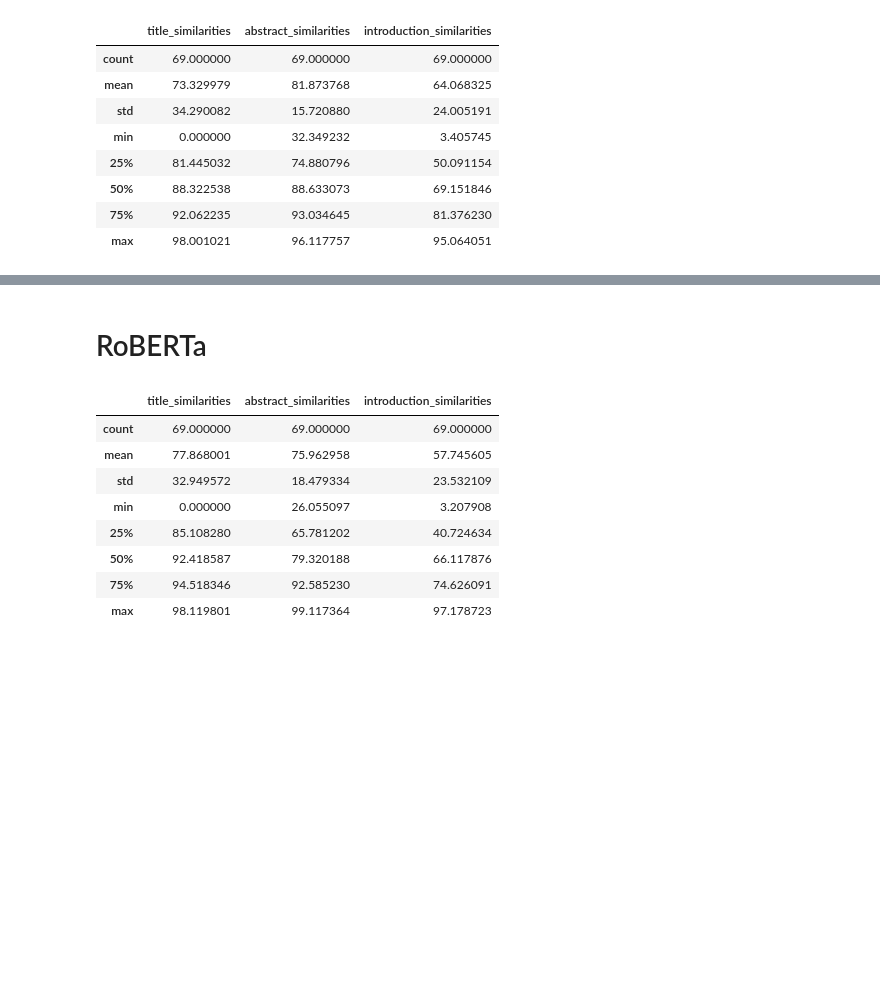
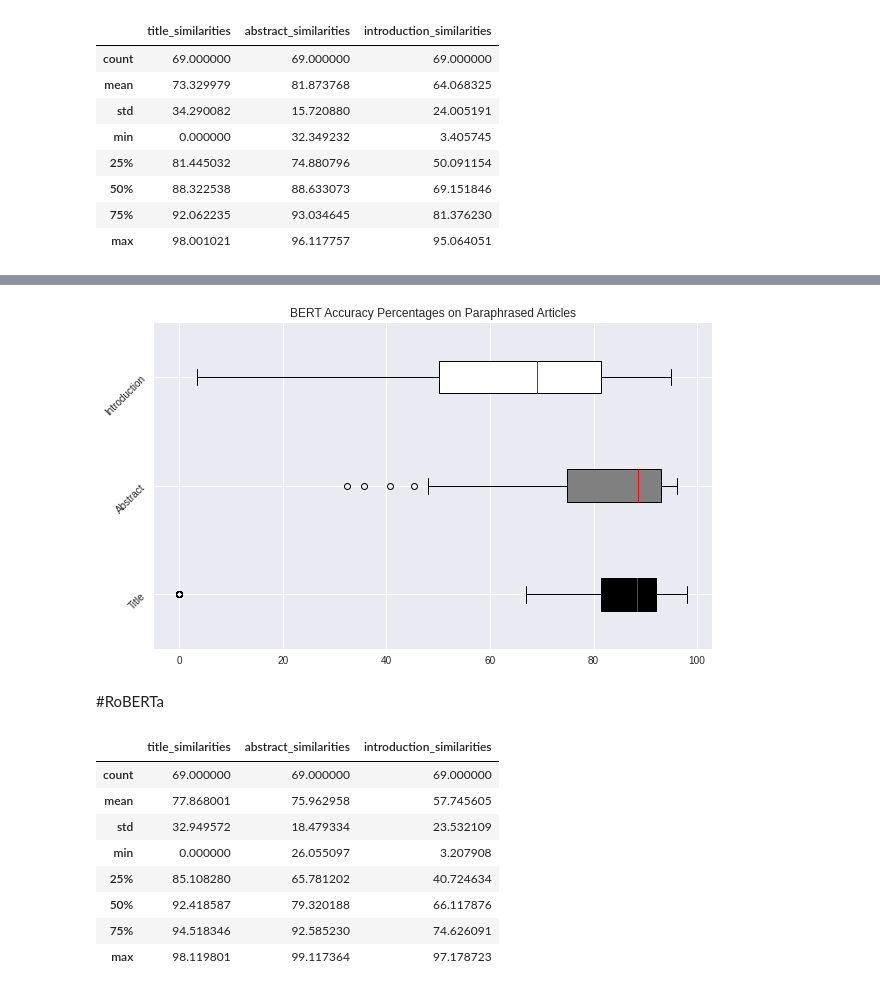
Before and after one commit to aemreusta/success-of-ai-writers, a Jupyter notebook: notebooks/paraphrased-data-experiment-visualisation.ipynb, the cells around one changed output, grey strips where cells are left out. Saved outputs shown, nothing was run; the diff lists cells and outputs as text; code cells hidden in the pictures; blank space fills up the shorter version.

Commit message:
gray  boxplot code added

```diff
--- a/notebooks/paraphrased-data-experiment-visualisation.ipynb
+++ b/notebooks/paraphrased-data-experiment-visualisation.ipynb
@@ -39,4 +39,33 @@ def boxplot(model_name,dataframe):
       ax.set_ylabel('Observed values')"""
 
   plt.show()
+# %%
+def gray_boxplot(model_name,dataframe):
+  labels = ["Title","Abstract","Introduction"]
+  fig, ax = plt.subplots(figsize=(10, 6))
+  # rectangular box plot
+  bplot = ax.boxplot(dataframe.values,
+                      vert=False,  # vertical box alignment
+                      patch_artist=True,  # fill with color
+                      labels=labels)  # will be used to label x-ticks
+  ax.set_title(f'{model_name} Accuracy Percentages on Paraphrased Articles')
+
+  plt.yticks(rotation=45)
+  plt.style.use('seaborn')
+  # fill with colors
+  colors = ['black', 'gray', 'white']
+
+  for patch, color in zip(bplot['boxes'], colors):
+        patch.set_facecolor(color)
+  for median in bplot['medians']:
+     median.set_color('red')
+
+
+  # adding horizontal grid lines
+  for ax in [ax]:
+      ax.yaxis.grid(True)
+      """ax.set_xlabel('Three separate samples')
+      ax.set_ylabel('Observed values')"""
+
+  plt.show()
 # %% [markdown]
@@ -62,5 +91,9 @@ boxplot("BERT",df_bert)
+# %%
+gray_boxplot("BERT",df_bert)
+# %% [output]
+[figure, added]
 # %% [markdown]
-# RoBERTa
+#RoBERTa
 # %%
 df_roberta = pd.read_csv(path+"/roberta_article_results.csv",index_col=0)
 # %%
```
Also changed, not shown: parts of 17 cells of this notebook.
